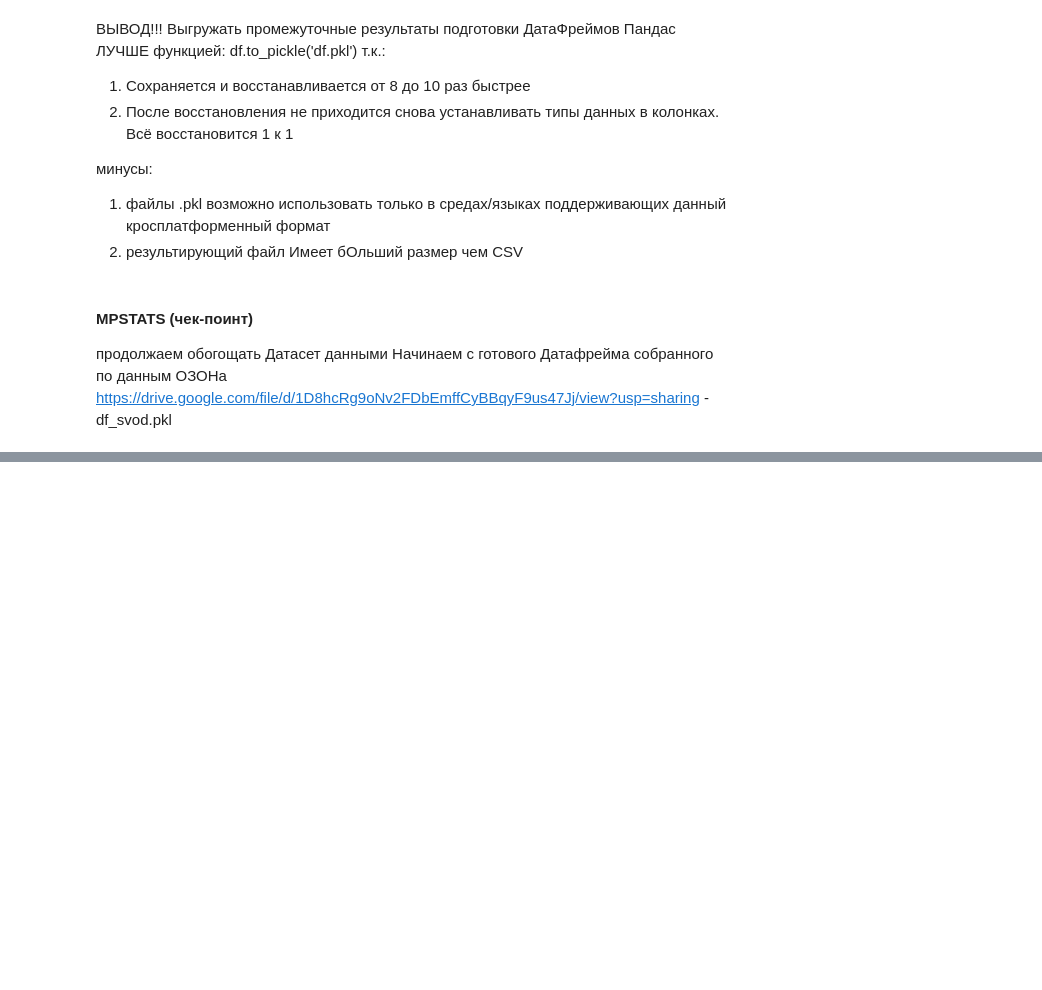
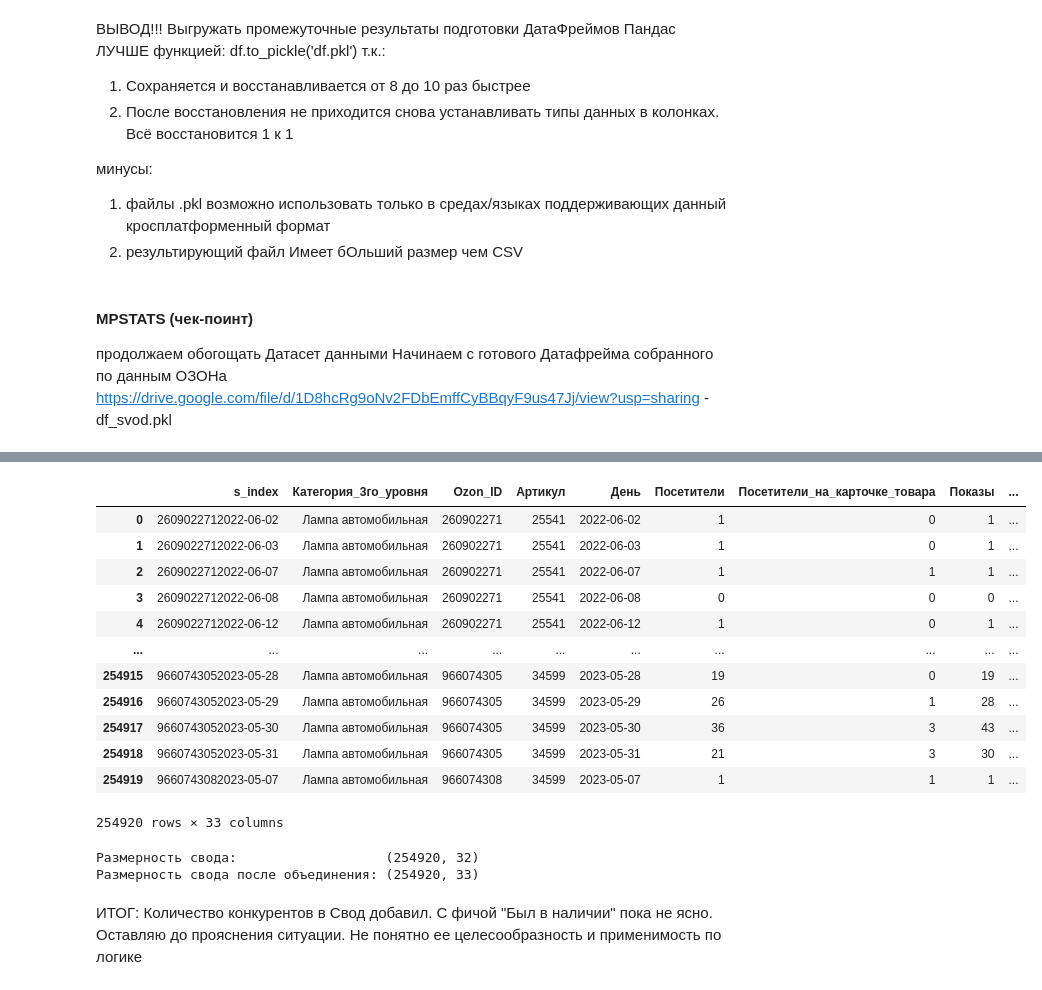
Before and after one commit to Untick/Marketplaces, a Jupyter notebook: 3_svod_DataSet.ipynb, the cells around one changed output, grey strips where cells are left out. Cells and saved outputs as stored; diff of their text form; code cells hidden in the pictures; blank space fills up the shorter version.

```diff
--- a/3_svod_DataSet.ipynb
+++ b/3_svod_DataSet.ipynb
@@ -1315,0 +1859,3 @@ df.dtypes
+# %%
+df.drop('Категория', axis=1, inplace=True)
+df.columns
@@ -1315,0 +1864,7 @@ df.dtypes
+# %%
+# Меняем местами колонки как нам удобно
+df.rename(columns={'Продавец':'Конкуренты_в_категории'}, inplace=True)
+# %%
+df.sort_values(by='Категория_3го_уровня', inplace=True)
+df.reset_index()
+df
@@ -1315,0 +1889,27 @@ df.dtypes
+# %%
+df = pd.merge(df_svod,df, on='Категория_3го_уровня', how='left')
+# %%
+df
+# %% [output]
+|  | s_index | Категория_3го_уровня | Ozon_ID | Артикул | День | Посетители | Посетители_на_карточке_товара | Показы | ... |
+| 0 | 2609022712022-06-02 | Лампа автомобильная | 260902271 | 25541 | 2022-06-02 | 1 | 0 | 1 | ... |
+| 1 | 2609022712022-06-03 | Лампа автомобильная | 260902271 | 25541 | 2022-06-03 | 1 | 0 | 1 | ... |
+| 2 | 2609022712022-06-07 | Лампа автомобильная | 260902271 | 25541 | 2022-06-07 | 1 | 1 | 1 | ... |
+| 3 | 2609022712022-06-08 | Лампа автомобильная | 260902271 | 25541 | 2022-06-08 | 0 | 0 | 0 | ... |
+| 4 | 2609022712022-06-12 | Лампа автомобильная | 260902271 | 25541 | 2022-06-12 | 1 | 0 | 1 | ... |
+| ... | ... | ... | ... | ... | ... | ... | ... | ... | ... |
+| 254915 | 9660743052023-05-28 | Лампа автомобильная | 966074305 | 34599 | 2023-05-28 | 19 | 0 | 19 | ... |
+| 254916 | 9660743052023-05-29 | Лампа автомобильная | 966074305 | 34599 | 2023-05-29 | 26 | 1 | 28 | ... |
+| 254917 | 9660743052023-05-30 | Лампа автомобильная | 966074305 | 34599 | 2023-05-30 | 36 | 3 | 43 | ... |
+| 254918 | 9660743052023-05-31 | Лампа автомобильная | 966074305 | 34599 | 2023-05-31 | 21 | 3 | 30 | ... |
+| 254919 | 9660743082023-05-07 | Лампа автомобильная | 966074308 | 34599 | 2023-05-07 | 1 | 1 | 1 | ... |
+254920 rows × 33 columns
+# %%
+print(f'Размерность свода:                   {df_svod.shape}')
+print(f'Размерность свода после объединения: {df.shape}')
+# %% [output]
+Размерность свода:                   (254920, 32)
+Размерность свода после объединения: (254920, 33)
+# %% [markdown]
+ИТОГ:
+Количество конкурентов в Свод добавил. С фичой "Был в наличии" пока не ясно. Оставляю до прояснения ситуации. Не понятно ее целесообразность и применимость по логике
```
Also changed, not shown: parts of 89 cells of this notebook.
